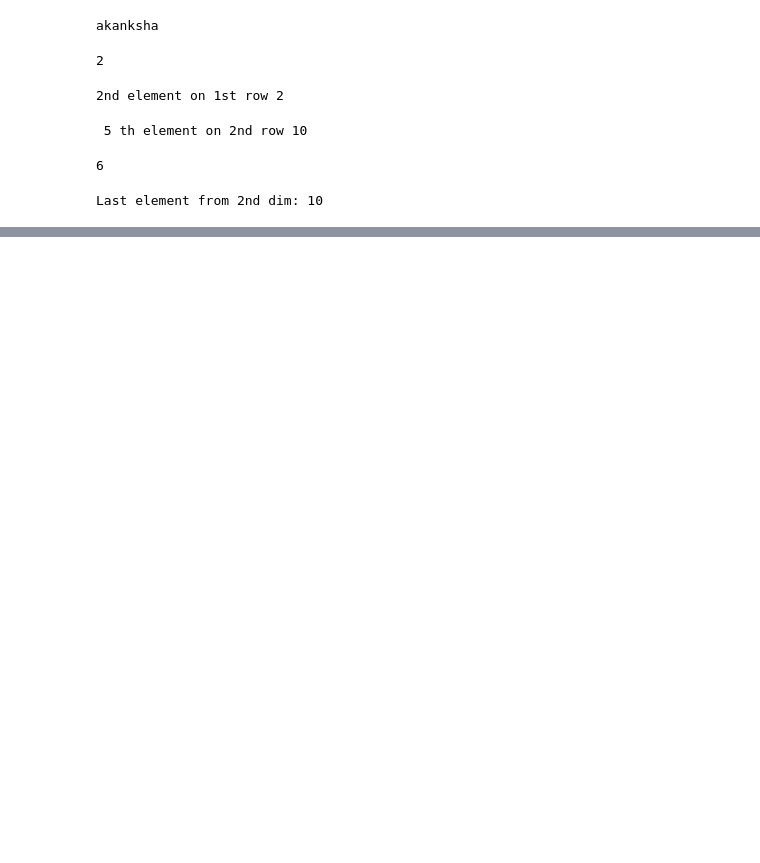
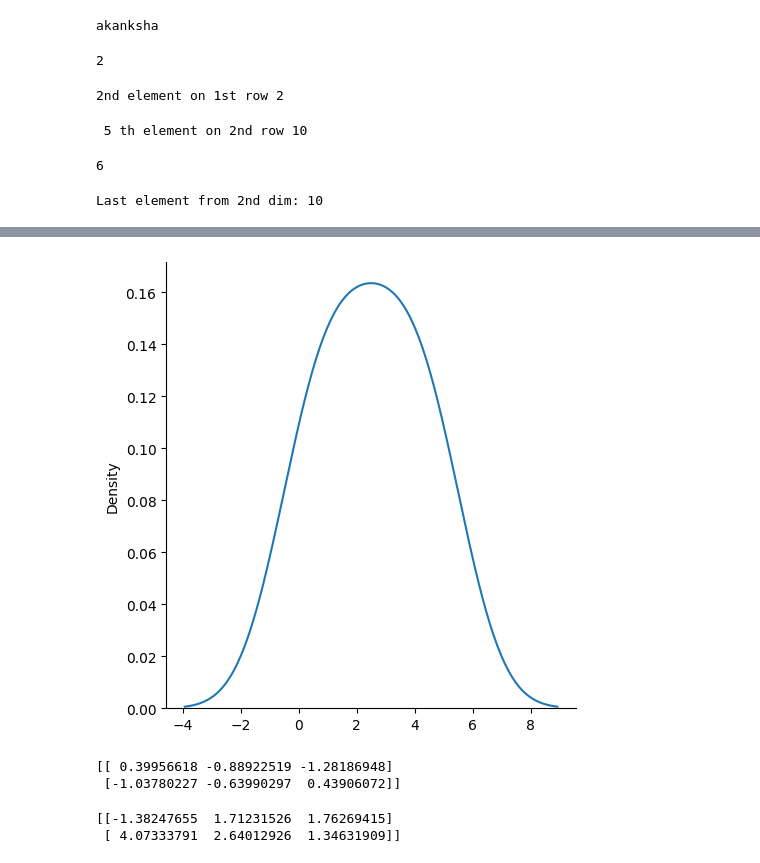
Before and after one commit to Akanksha-Ceris/NumPy-, a Jupyter notebook: Numpy.ipynb, the cells around one changed output, grey strips where cells are left out. Saved outputs shown, nothing was run; the diff lists cells and outputs as text; code cells hidden in the pictures; blank space fills up the shorter version.

```diff
--- a/Numpy.ipynb
+++ b/Numpy.ipynb
@@ -1020,0 +1070,23 @@ import  numpy as np
+# %%
+import matplotlib.pyplot as plt
+import seaborn as sns
+sns.displot([0,1,2,3,4,5],kind = "kde")
+plt.show()
+# %% [output]
+[figure, added]
+# %%
+# generate a random normal distribution of size 2x3:
+from numpy  import random
+x = random.normal(size=(2,3))
+print(x)
+# %% [output]
+[[ 0.39956618 -0.88922519 -1.28186948]
+ [-1.03780227 -0.63990297  0.43906072]]
+# %%
+# Generate a random normal distribution of size 2x3 with mean at  1 and standard deviation of 2 :
+from numpy import random
+x = random.normal(loc=1,scale=2,size=(2,3))
+print(x)
+# %% [output]
+[[-1.38247655  1.71231526  1.76269415]
+ [ 4.07333791  2.64012926  1.34631909]]
```
Also changed, not shown: parts of 14 cells of this notebook.
